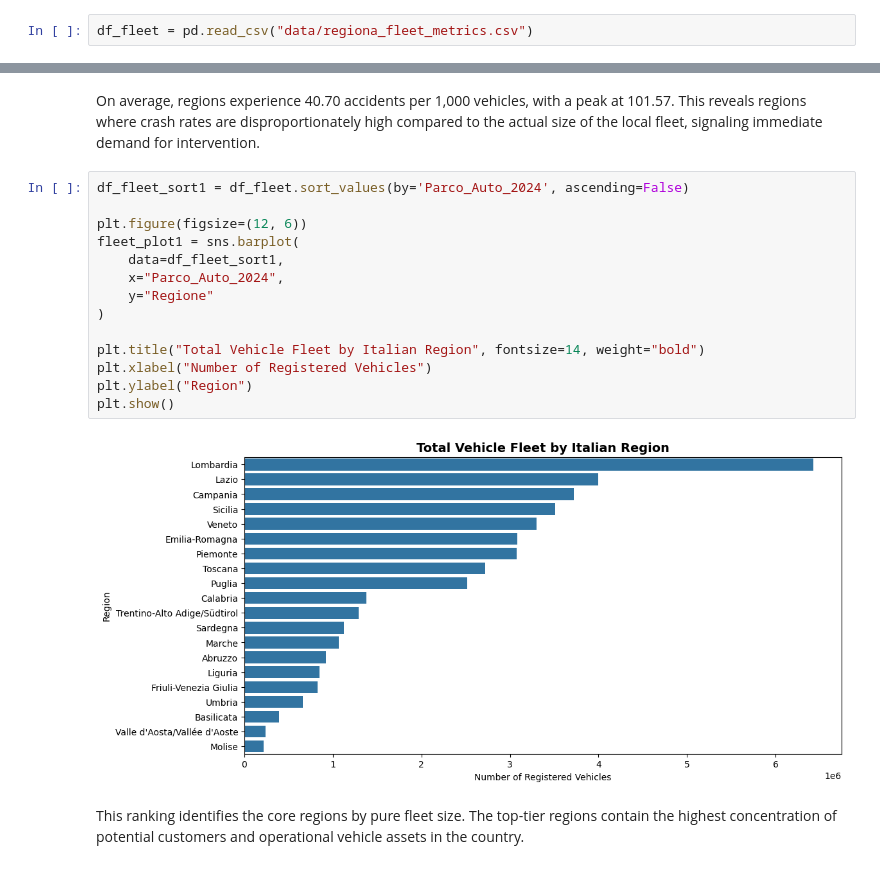
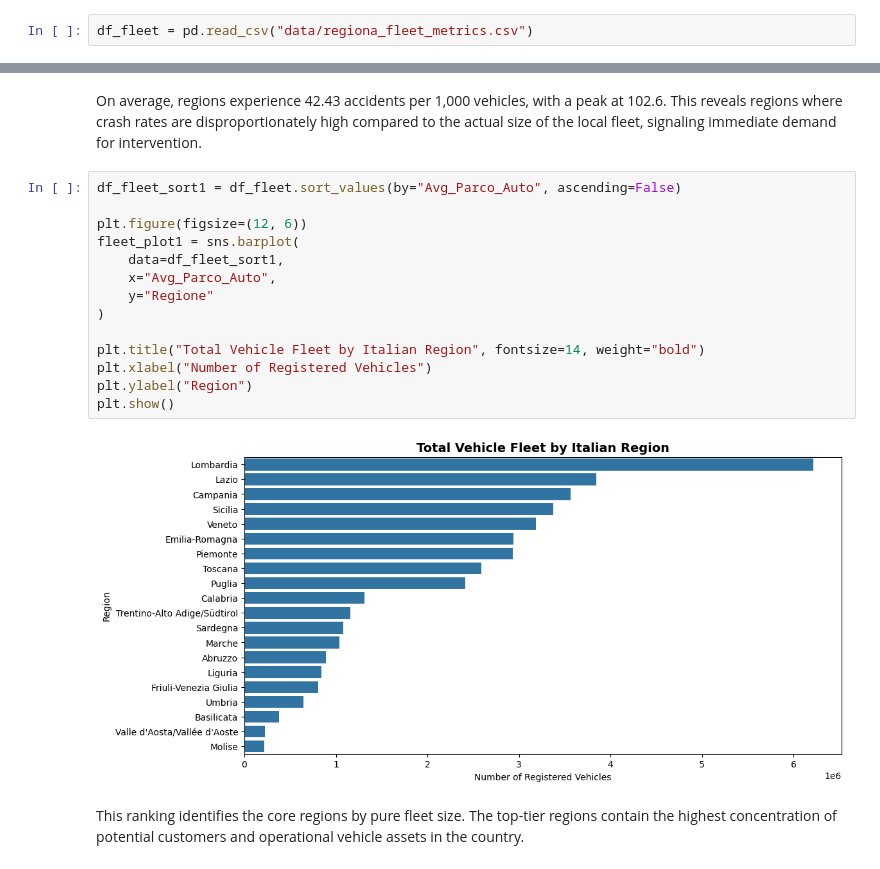
Before and after one commit to PtrLoBiondo/Boolean_Capstone_Project, a Jupyter notebook: 3_exploratory_data_analysis.ipynb, the cells around one changed output, grey strips where cells are left out. Saved outputs shown, nothing was run; the diff lists cells and outputs as text.

```diff
--- a/3_exploratory_data_analysis.ipynb
+++ b/3_exploratory_data_analysis.ipynb
@@ -325,21 +364,21 @@ df_fleet.describe()
 # %% [markdown]
-On average, regions experience 40.70 accidents per 1,000 vehicles, with a peak at 101.57. This reveals regions where crash rates are disproportionately high compared to the actual size of the local fleet, signaling immediate demand for intervention.
+On average, regions experience 42.43 accidents per 1,000 vehicles, with a peak at 102.6. This reveals regions where crash rates are disproportionately high compared to the actual size of the local fleet, signaling immediate demand for intervention.
 # %%
-df_fleet_sort1 = df_fleet.sort_values(by='Parco_Auto_2024', ascending=False)
+df_fleet_sort1 = df_fleet.sort_values(by="Avg_Parco_Auto", ascending=False)
 
 plt.figure(figsize=(12, 6))
 fleet_plot1 = sns.barplot(
     data=df_fleet_sort1,
-    x="Parco_Auto_2024",
+    x="Avg_Parco_Auto",
     y="Regione"
 )
 
 plt.title("Total Vehicle Fleet by Italian Region", fontsize=14, weight="bold")
 plt.xlabel("Number of Registered Vehicles")
 plt.ylabel("Region")
 plt.show()
 # %% [output]
-[figure, old version]
+[figure, new version]
 # %% [markdown]
 This ranking identifies the core regions by pure fleet size. The top-tier regions contain the highest concentration of potential customers and operational vehicle assets in the country.
 # %%
```
Also changed, not shown: parts of 24 cells of this notebook, 5 other files.
